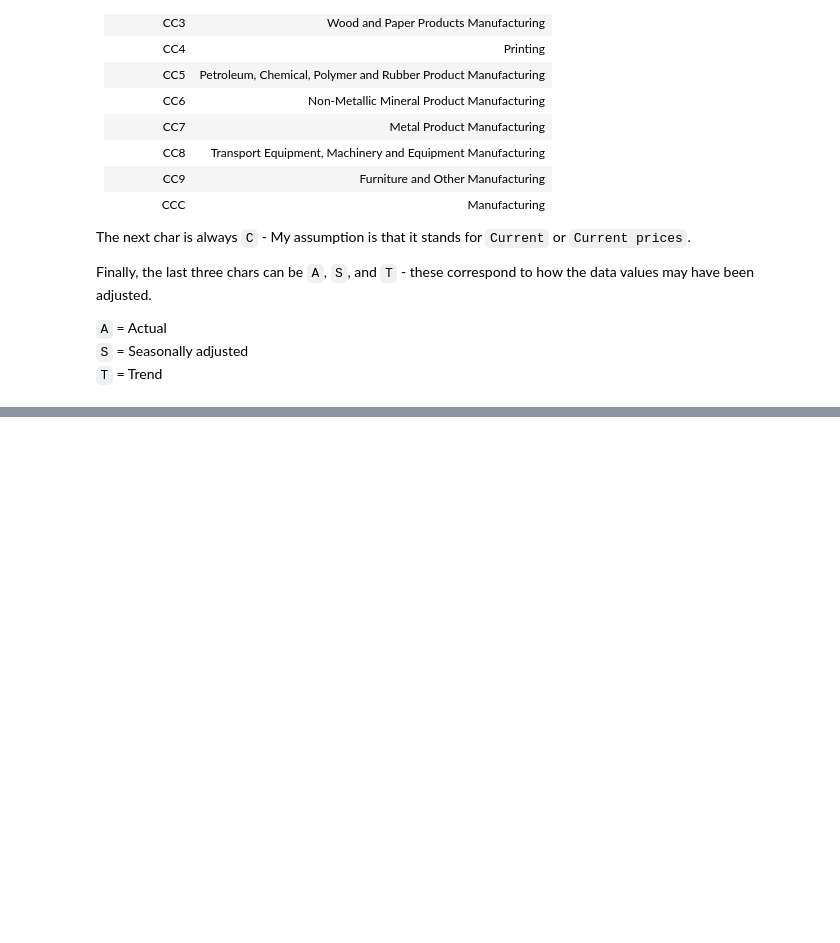
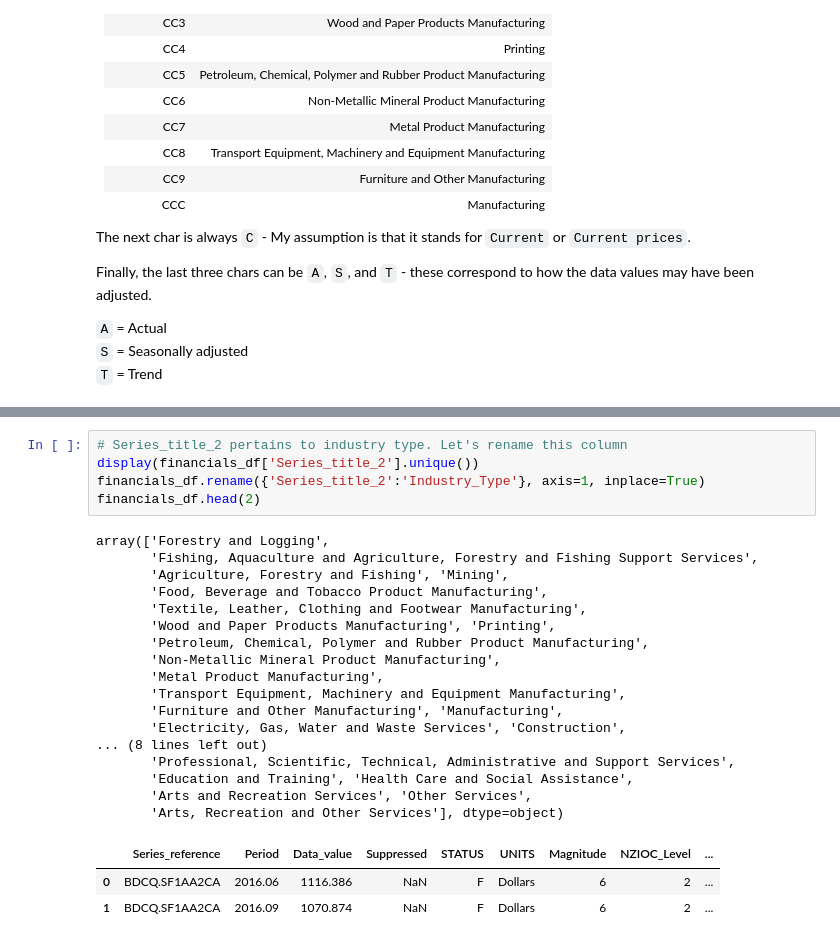
Before and after one commit to marcusbuckland/mle, a Jupyter notebook: notebook.ipynb, the cells around one changed output, grey strips where cells are left out. Cells and saved outputs as stored; diff of their text form; blank space fills up the shorter version.

```diff
--- a/notebook.ipynb
+++ b/notebook.ipynb
@@ -173,0 +208,26 @@ Finally, the last three chars can be `A`, `S`, and `T` - these correspond to how
+# %%
+# Series_title_2 pertains to industry type. Let's rename this column
+display(financials_df['Series_title_2'].unique())
+financials_df.rename({'Series_title_2':'Industry_Type'}, axis=1, inplace=True)
+financials_df.head(2)
+# %% [output]
+array(['Forestry and Logging',
+       'Fishing, Aquaculture and Agriculture, Forestry and Fishing Support Services',
+       'Agriculture, Forestry and Fishing', 'Mining',
+       'Food, Beverage and Tobacco Product Manufacturing',
+       'Textile, Leather, Clothing and Footwear Manufacturing',
+       'Wood and Paper Products Manufacturing', 'Printing',
+       'Petroleum, Chemical, Polymer and Rubber Product Manufacturing',
+       'Non-Metallic Mineral Product Manufacturing',
+       'Metal Product Manufacturing',
+       'Transport Equipment, Machinery and Equipment Manufacturing',
+       'Furniture and Other Manufacturing', 'Manufacturing',
+       'Electricity, Gas, Water and Waste Services', 'Construction',
+... (8 lines left out)
+       'Professional, Scientific, Technical, Administrative and Support Services',
+       'Education and Training', 'Health Care and Social Assistance',
+       'Arts and Recreation Services', 'Other Services',
+       'Arts, Recreation and Other Services'], dtype=object)
+|  | Series_reference | Period | Data_value | Suppressed | STATUS | UNITS | Magnitude | NZIOC_Level | ... |
+| 0 | BDCQ.SF1AA2CA | 2016.06 | 1116.386 | NaN | F | Dollars | 6 | 2 | ... |
+| 1 | BDCQ.SF1AA2CA | 2016.09 | 1070.874 | NaN | F | Dollars | 6 | 2 | ... |
```
Also changed, not shown: parts of 10 cells of this notebook.
